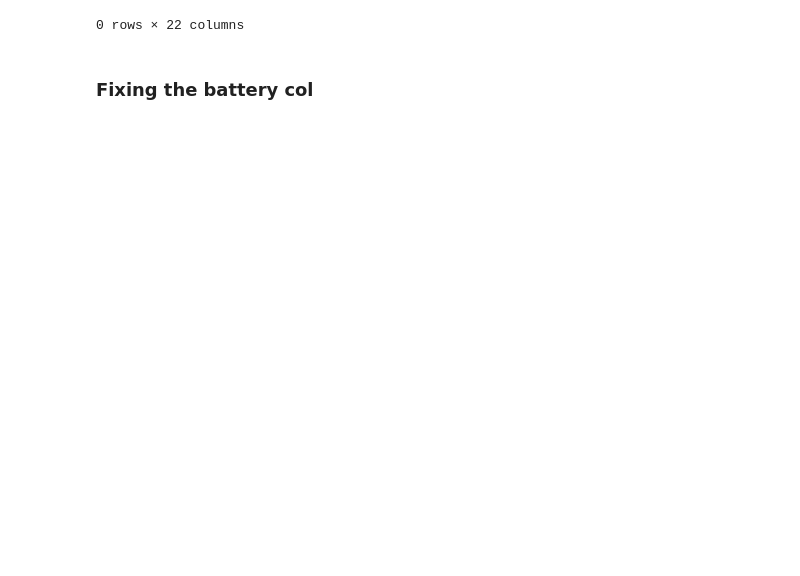
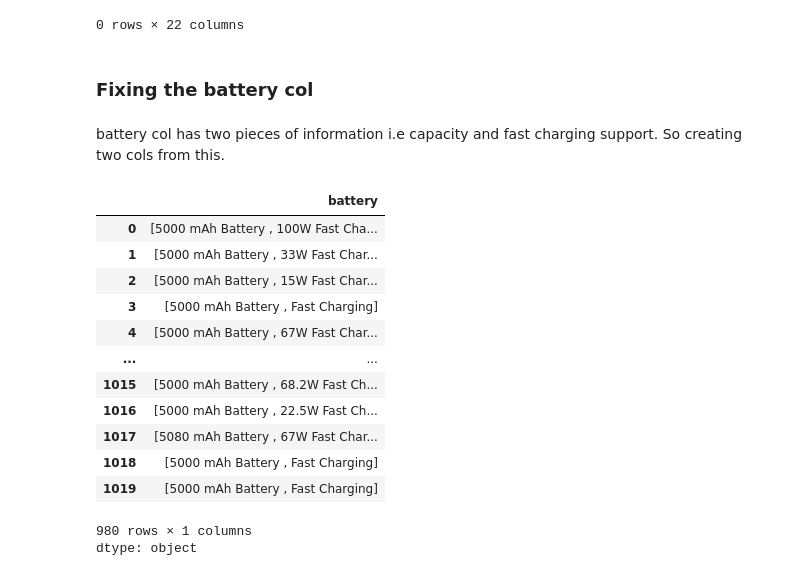
Before and after one commit to Muhammad-Waleed-Source/Data-Analysis-Process, a Jupyter notebook: Data Cleaning/1-Data-Cleaning.ipynb, the cells around one changed output. Cells and saved outputs as stored; diff of their text form; code cells hidden in the pictures; blank space fills up the shorter version.

Commit message:
Battery capacity is extracted

```diff
--- a/Data Cleaning/1-Data-Cleaning.ipynb
+++ b/Data Cleaning/1-Data-Cleaning.ipynb
@@ -1804,3 +1804,22 @@ df1[df1['internal_memory'] == 1]
 0 rows × 22 columns
 # %% [markdown]
 ### Fixing the battery col
+# %% [markdown]
+battery col has two pieces of information i.e capacity and fast charging support. So creating two cols from this.
+# %%
+df1['battery'].str.strip().str.split('with')
+# %% [output]
+|  | battery |
+| 0 | [5000 mAh Battery , 100W Fast Cha... |
+| 1 | [5000 mAh Battery , 33W Fast Char... |
+| 2 | [5000 mAh Battery , 15W Fast Char... |
+| 3 | [5000 mAh Battery , Fast Charging] |
+| 4 | [5000 mAh Battery , 67W Fast Char... |
+| ... | ... |
+| 1015 | [5000 mAh Battery , 68.2W Fast Ch... |
+| 1016 | [5000 mAh Battery , 22.5W Fast Ch... |
+| 1017 | [5080 mAh Battery , 67W Fast Char... |
+| 1018 | [5000 mAh Battery , Fast Charging] |
+| 1019 | [5000 mAh Battery , Fast Charging] |
+980 rows × 1 columns
+dtype: object
```
Also changed, not shown: parts of 4 cells of this notebook.
